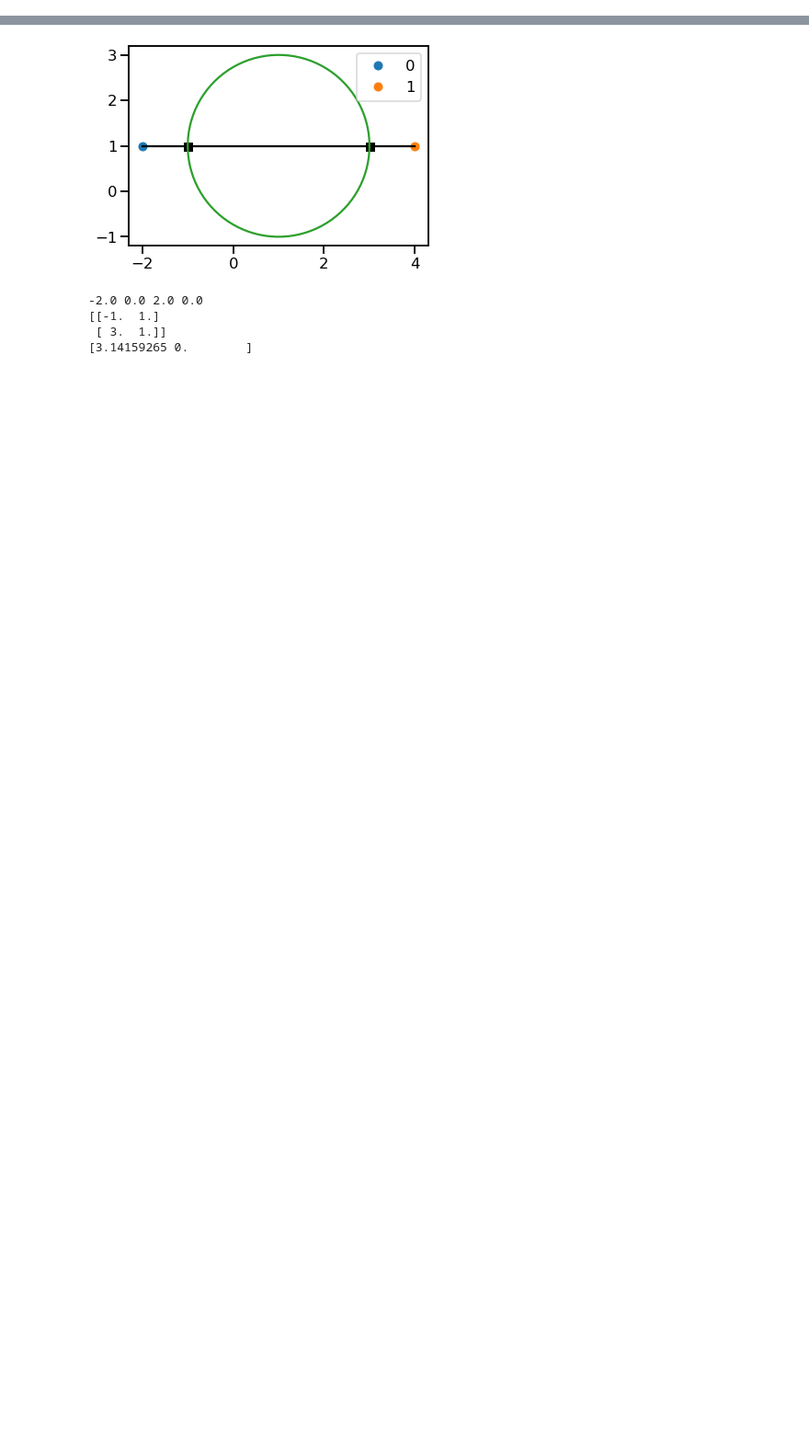
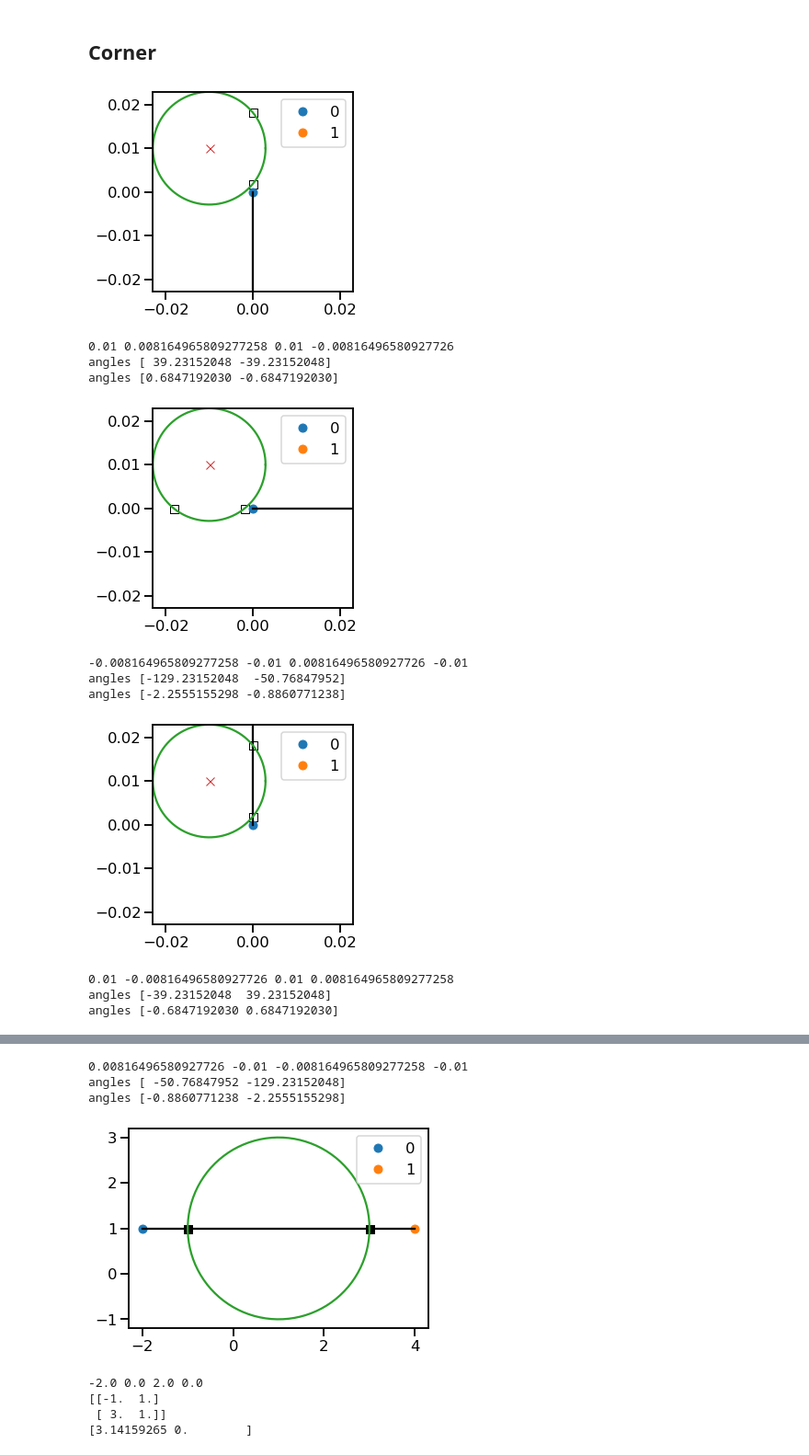
Before and after one commit to smillerc/cato, a Jupyter notebook: misc/mach_cone_testing.ipynb, the cells around one changed output, grey strips where cells are left out. Shown at 92% size. Drawn from its saved outputs; the diff is of its cells as text; code cells hidden in the pictures; blank space fills up the shorter version.

```diff
--- a/misc/mach_cone_testing.ipynb
+++ b/misc/mach_cone_testing.ipynb
@@ -314,0 +355,49 @@ array([180.,   0.])
+# %% [markdown]
+## Corner
+# %%
+P_prime_xy = [ -0.01, 0.01]
+
+vec_xy = np.array([[0, 0], [0, -1]])
+vci = vector_circle_intersection(vec_xy,
+                                 circle_xy=P_prime_xy,
+                                 radius=1.2909944487358056E-002)
+angles = intersection_angle(circle_origin_xy=P_prime_xy, intersection_xy=vci[0])
+print('angles', np.rad2deg(angles))
+print(f'angles [{angles[0]:.10f} {angles[1]:.10f}]')
+
+vec_xy = np.array([[0, 0], [1, 0]])
+vci = vector_circle_intersection(vec_xy,
+                                 circle_xy=P_prime_xy,
+                                 radius=1.2909944487358056E-002)
+angles = intersection_angle(circle_origin_xy=P_prime_xy, intersection_xy=vci[0])
+print('angles', np.rad2deg(angles))
+print(f'angles [{angles[0]:.10f} {angles[1]:.10f}]')
+
+vec_xy = np.array([[0, 0], [0, 1]])
+vci = vector_circle_intersection(vec_xy,
+                                 circle_xy=P_prime_xy,
+                                 radius=1.2909944487358056E-002)
+angles = intersection_angle(circle_origin_xy=P_prime_xy, intersection_xy=vci[0])
+print('angles', np.rad2deg(angles))
+print(f'angles [{angles[0]:.10f} {angles[1]:.10f}]')
+
+vec_xy = np.array([[0, 0], [-1, 0]])
+vci = vector_circle_intersection(vec_xy,
+                                 circle_xy=P_prime_xy,
+                                 radius=1.2909944487358056E-002)
+angles = intersection_angle(circle_origin_xy=P_prime_xy, intersection_xy=vci[0])
+print('angles', np.rad2deg(angles))
+print(f'angles [{angles[0]:.10f} {angles[1]:.10f}]')
+# %% [output]
+[figure, added]
+0.01 0.008164965809277258 0.01 -0.00816496580927726
+angles [ 39.23152048 -39.23152048]
+angles [0.6847192030 -0.6847192030]
+[figure, added]
+-0.008164965809277258 -0.01 0.00816496580927726 -0.01
+angles [-129.23152048  -50.76847952]
+angles [-2.2555155298 -0.8860771238]
+[figure, added]
+0.01 -0.00816496580927726 0.01 0.008164965809277258
+angles [-39.23152048  39.23152048]
+angles [-0.6847192030 0.6847192030]
@@ -315,3 +405,6 @@ array([180.,   0.])
+0.00816496580927726 -0.01 -0.008164965809277258 -0.01
+angles [ -50.76847952 -129.23152048]
+angles [-0.8860771238 -2.2555155298]
 # %%
 P_prime_xy = [1, 1]
 vec_xy = np.array([[-2, 1], [4, 1]])
```
Also changed, not shown: parts of 12 cells of this notebook.
